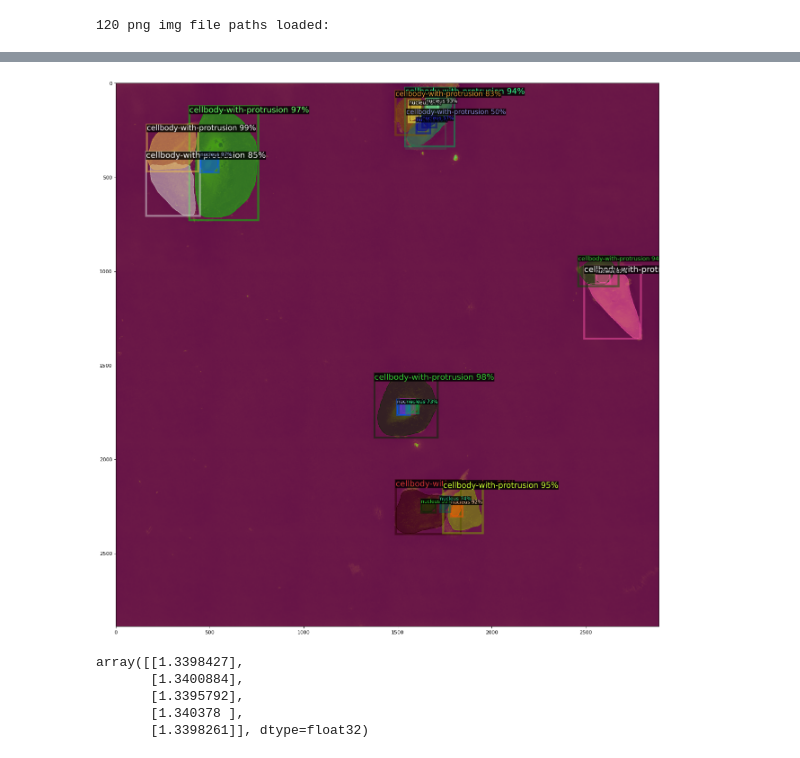
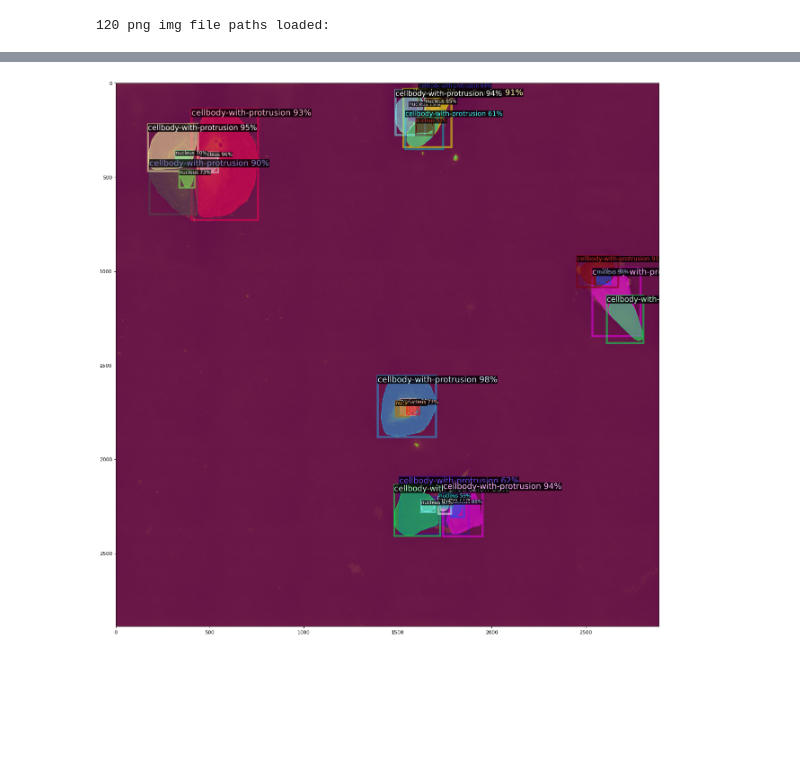
Before and after one commit to xing-lab-pitt/livecellx, a Jupyter notebook: notebooks/segment_train_detectron.ipynb, the cells around one changed output, grey strips where cells are left out. Saved outputs shown, nothing was run; the diff lists cells and outputs as text; code cells hidden in the pictures; blank space fills up the shorter version.

```diff
--- a/notebooks/segment_train_detectron.ipynb
+++ b/notebooks/segment_train_detectron.ipynb
@@ -43,9 +44,7 @@ val_json_path = r"""D:\xing-vimentin-dic-pipeline\src\livecell_dev\notebooks\lab
 register_coco_instances("deepfashion_train", {}, train_json_path, train_data_path)
 register_coco_instances("deepfashion_val", {}, val_json_path, val_data_path)
+# %%
+output_dir = os.path.join("./segment_train_results/", "detectron_train_output__ver0.0.2")
+os.makedirs(output_dir, exist_ok=True)
 # %% [markdown]
 ## Detectron config
-# %%
-output_dir = "./detectron_run1_output/"
-
-
-cfg = gen_cfg()
@@ -94,5 +123,5 @@ roi_heads.mask_head.predictor.{bias, weight}
 # %%
-cfg = gen_cfg()
+cfg = gen_cfg(output_dir=output_dir)
 cfg.OUTPUT_DIR = output_dir
 cfg.MODEL.WEIGHTS = os.path.join(cfg.OUTPUT_DIR, "model_final.pth")
 cfg.MODEL.ROI_HEADS.SCORE_THRESH_TEST = 0.5   # set the testing threshold for this model
@@ -129,7 +158,7 @@ import os
 import os.path
 import livecell_tracker.segment.datasets
 
-dir_path = Path('D:\\xing-vimentin-dic-pipeline\\src\\livecell_dev\\cxa-data\\june_2022_data_8bit_png\day0_Notreat_Group1_wellA1_RI_MIP_stitched')
+dir_path = Path('..//cxa-data//june_2022_data_8bit_png/day0_Notreat_Group 1_wellA1_RI_MIP_stitched')
 # imgs = livecell_tracker.segment.datasets.LiveCellImageDataset(dir_path, ext="tif")
 imgs = livecell_tracker.segment.datasets.LiveCellImageDataset(dir_path, ext="png")
 # %% [output]
@@ -171,12 +180,5 @@ detectron_predict_single_img(raw_img1)
-# %%
-detectron_visualize_img(raw_img1)
-# %% [output]
-[figure, removed]
-# %%
-raw_img1[:5, 0]
-# %% [output]
-array([[1.3398427],
-       [1.3400884],
-       [1.3395792],
-       [1.340378 ],
-       [1.3398261]], dtype=float32)
+# %%
+# detectron_predict_single_img(raw_img1)
+detectron_predict_and_visualize_img(raw_img1)
+# %% [output]
+[figure, added]
```
Also changed, not shown: parts of 10 cells of this notebook, 18 other files.
